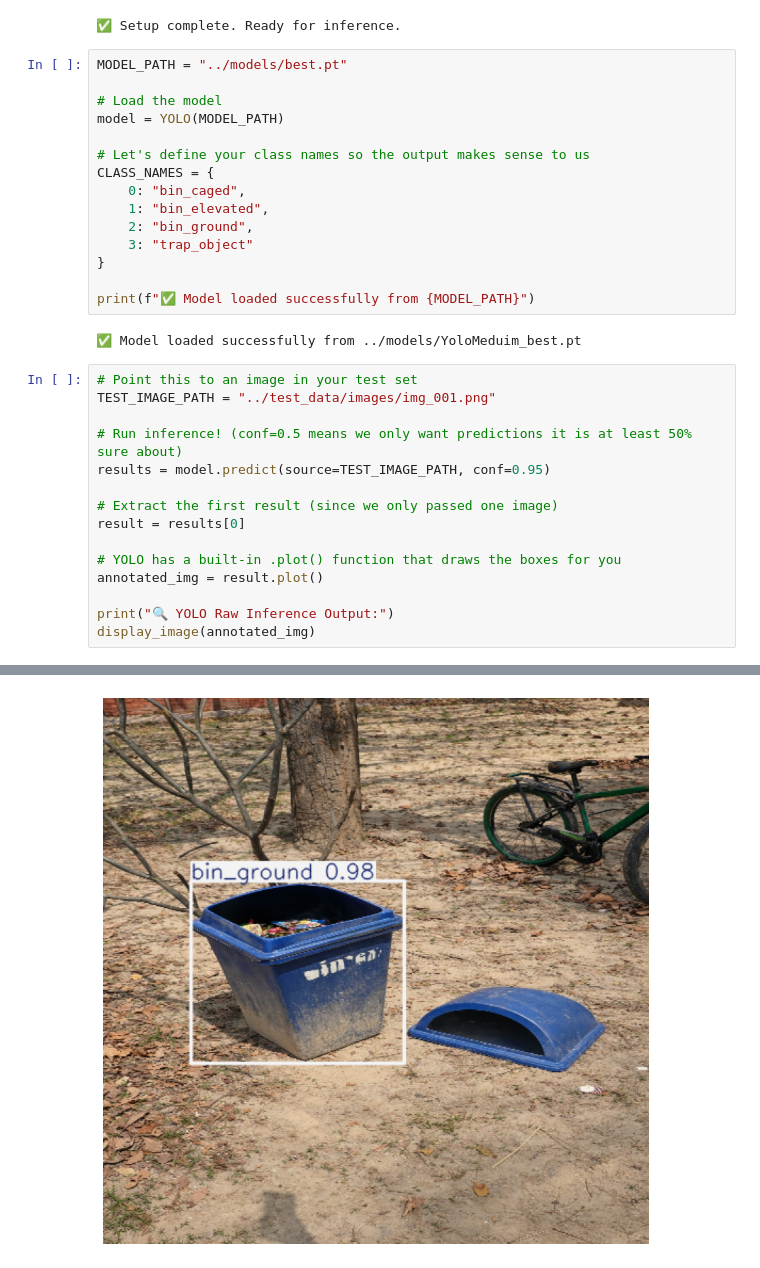
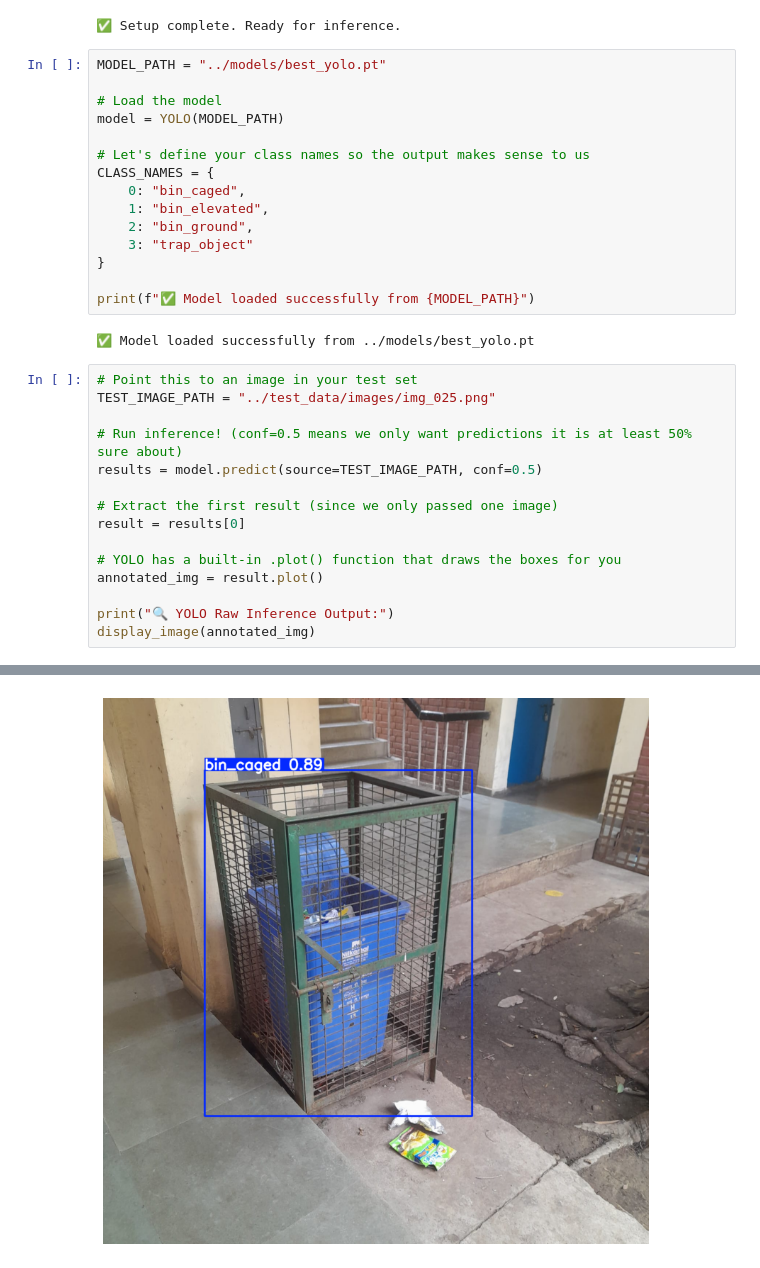
Before and after one commit to Ronit-k/SignalSprint, a Jupyter notebook: ml_backend/notebooks/pipeline.ipynb, the cells around one changed output, grey strips where cells are left out. Saved outputs shown, nothing was run; the diff lists cells and outputs as text.

```diff
--- a/ml_backend/notebooks/pipeline.ipynb
+++ b/ml_backend/notebooks/pipeline.ipynb
@@ -16,7 +16,7 @@ print("✅ Setup complete. Ready for inference.")
 # %% [output]
 ✅ Setup complete. Ready for inference.
 # %%
-MODEL_PATH = "../models/best.pt"
+MODEL_PATH = "../models/best_yolo.pt"
 
 # Load the model
 model = YOLO(MODEL_PATH)
@@ -31,13 +31,13 @@ CLASS_NAMES = {
 
 print(f"✅ Model loaded successfully from {MODEL_PATH}")
 # %% [output]
-✅ Model loaded successfully from ../models/YoloMeduim_best.pt
+✅ Model loaded successfully from ../models/best_yolo.pt
 # %%
 # Point this to an image in your test set
-TEST_IMAGE_PATH = "../test_data/images/img_001.png"
+TEST_IMAGE_PATH = "../test_data/images/img_025.png"
 
 # Run inference! (conf=0.5 means we only want predictions it is at least 50% sure about)
-results = model.predict(source=TEST_IMAGE_PATH, conf=0.95)
+results = model.predict(source=TEST_IMAGE_PATH, conf=0.5)
 
 # Extract the first result (since we only passed one image)
 result = results[0]
@@ -53,5 +53,5 @@ Speed: 4.7ms preprocess, 17.5ms inference, 11.3ms postprocess per image at shape
 🔍 YOLO Raw Inference Output:
-[figure, old version]
+[figure, new version]
 # %%
 import numpy as np
 
```
Also changed, not shown: parts of 3 cells of this notebook, 14 other files.
